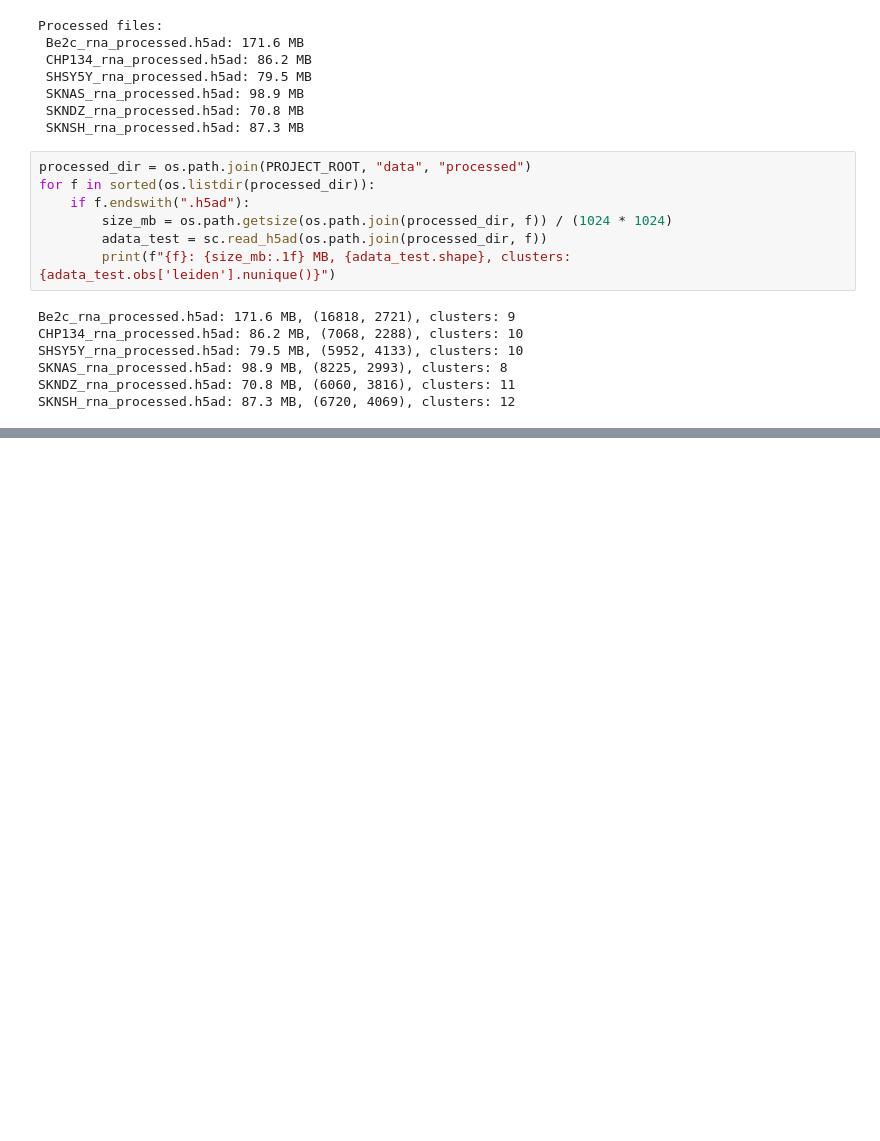
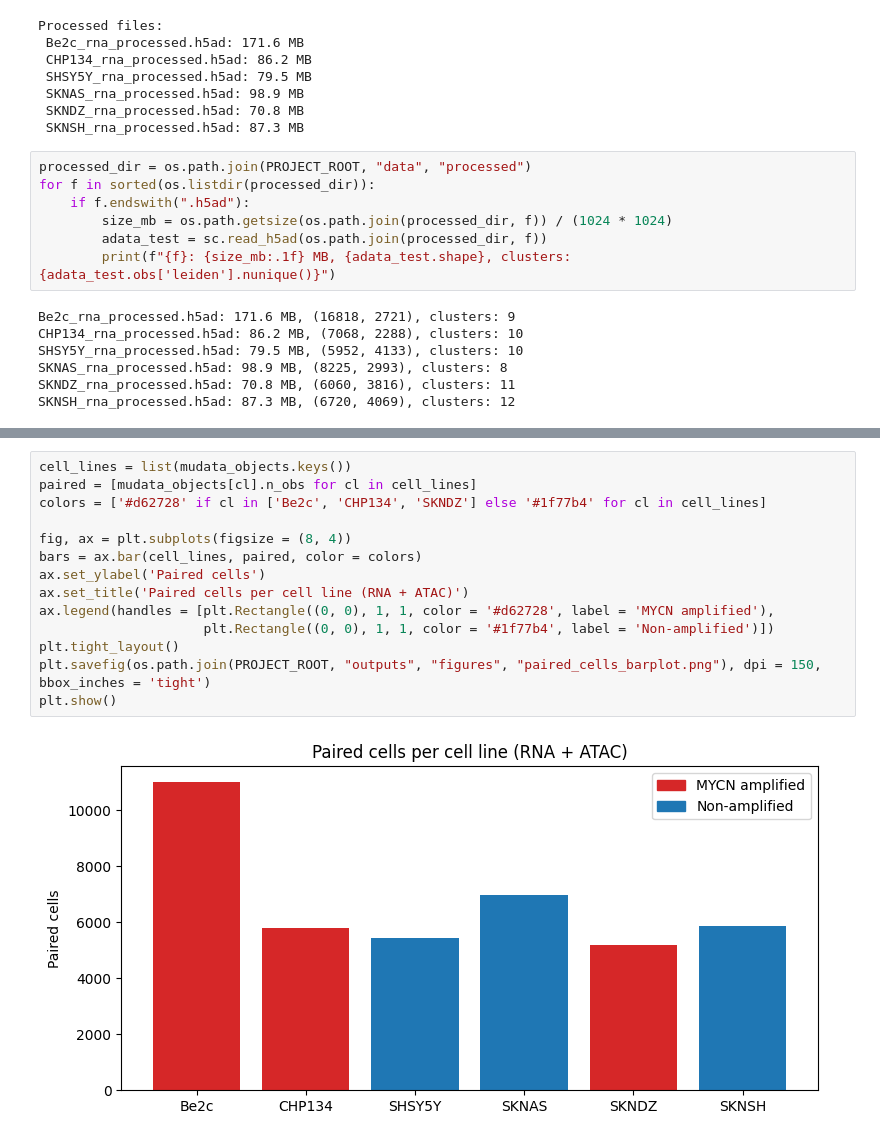
Before and after one commit to matthewniu333/neuroblastoma-multiome, a Jupyter notebook: notebooks/week3_pipeline.ipynb, the cells around one changed output, grey strips where cells are left out. Cells and saved outputs as stored; diff of their text form; blank space fills up the shorter version.

```diff
--- a/notebooks/week3_pipeline.ipynb
+++ b/notebooks/week3_pipeline.ipynb
@@ -305,0 +551,16 @@ SKNSH_rna_processed.h5ad: 87.3 MB, (6720, 4069), clusters: 12
+# %%
+cell_lines = list(mudata_objects.keys())
+paired = [mudata_objects[cl].n_obs for cl in cell_lines]
+colors = ['#d62728' if cl in ['Be2c', 'CHP134', 'SKNDZ'] else '#1f77b4' for cl in cell_lines]
+
+fig, ax = plt.subplots(figsize = (8, 4))
+bars = ax.bar(cell_lines, paired, color = colors)
+ax.set_ylabel('Paired cells')
+ax.set_title('Paired cells per cell line (RNA + ATAC)')
+ax.legend(handles = [plt.Rectangle((0, 0), 1, 1, color = '#d62728', label = 'MYCN amplified'),
+                     plt.Rectangle((0, 0), 1, 1, color = '#1f77b4', label = 'Non-amplified')])
+plt.tight_layout()
+plt.savefig(os.path.join(PROJECT_ROOT, "outputs", "figures", "paired_cells_barplot.png"), dpi = 150, bbox_inches = 'tight')
+plt.show()
+# %% [output]
+[figure, added]
```
Also changed, not shown: parts of 10 cells of this notebook, 4 other files.
